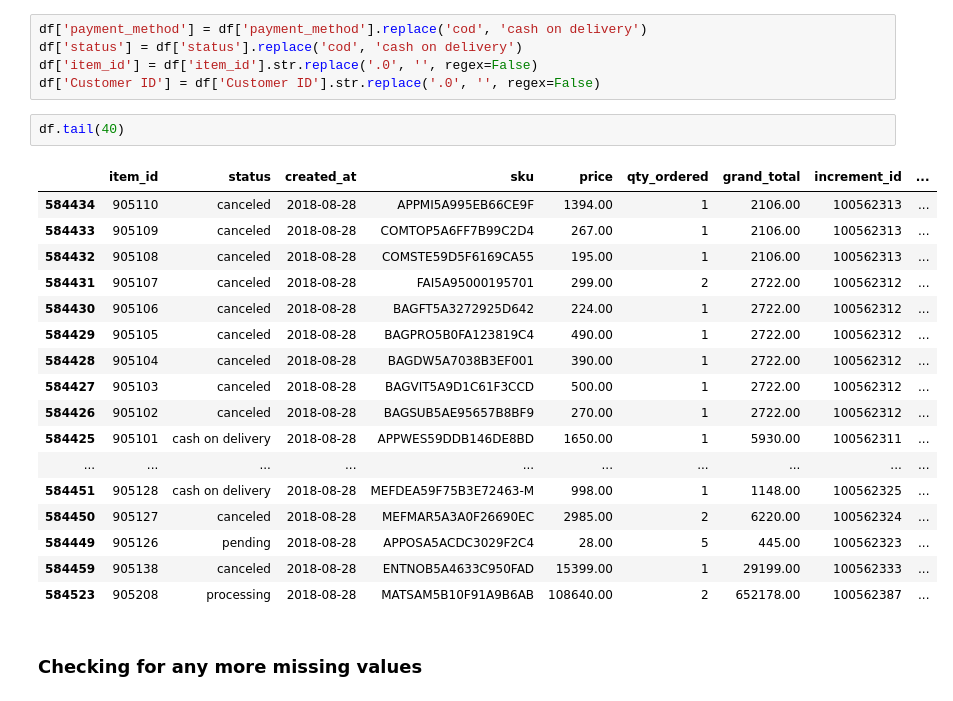
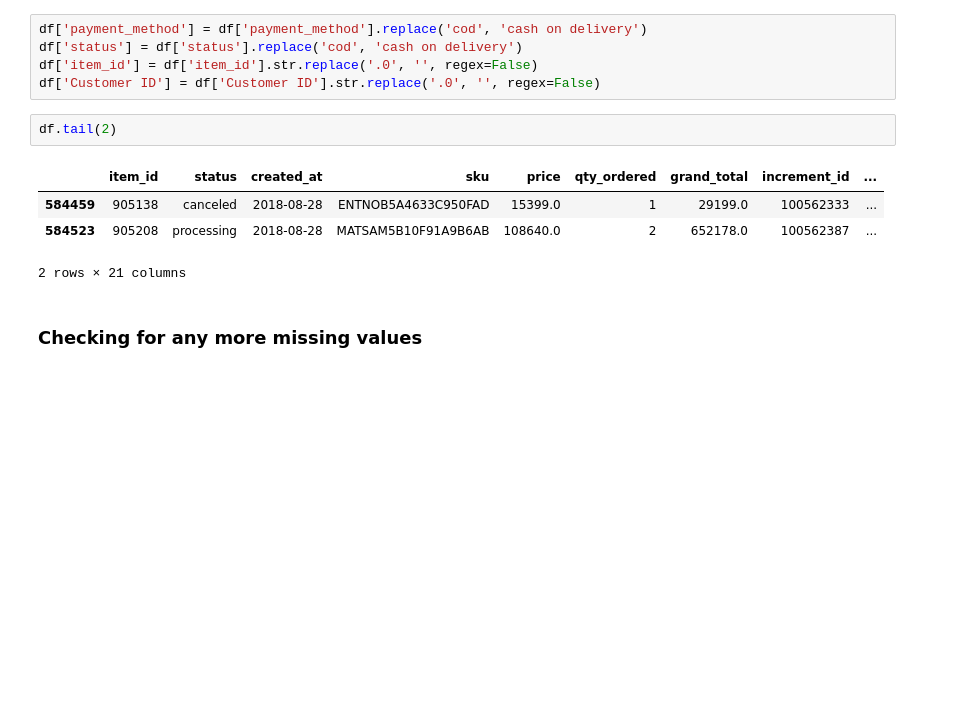
Before and after one commit to SalaarMasood/Data-Science-Proj, a Jupyter notebook: DataCleaning.ipynb, the cells around one changed output. Cells and saved outputs as stored; diff of their text form; blank space fills up the shorter version.

```diff
--- a/DataCleaning.ipynb
+++ b/DataCleaning.ipynb
@@ -163,25 +143,12 @@ df['status'] = df['status'].replace('cod', 'cash on delivery')
 df['item_id'] = df['item_id'].str.replace('.0', '', regex=False)
 df['Customer ID'] = df['Customer ID'].str.replace('.0', '', regex=False)
 # %%
-df.tail(40)
+df.tail(2)
 # %% [output]
 |  | item_id | status | created_at | sku | price | qty_ordered | grand_total | increment_id | ... |
-| 584434 | 905110 | canceled | 2018-08-28 | APPMI5A995EB66CE9F | 1394.00 | 1 | 2106.00 | 100562313 | ... |
-| 584433 | 905109 | canceled | 2018-08-28 | COMTOP5A6FF7B99C2D4 | 267.00 | 1 | 2106.00 | 100562313 | ... |
-| 584432 | 905108 | canceled | 2018-08-28 | COMSTE59D5F6169CA55 | 195.00 | 1 | 2106.00 | 100562313 | ... |
-| 584431 | 905107 | canceled | 2018-08-28 | FAI5A95000195701 | 299.00 | 2 | 2722.00 | 100562312 | ... |
-| 584430 | 905106 | canceled | 2018-08-28 | BAGFT5A3272925D642 | 224.00 | 1 | 2722.00 | 100562312 | ... |
-| 584429 | 905105 | canceled | 2018-08-28 | BAGPRO5B0FA123819C4 | 490.00 | 1 | 2722.00 | 100562312 | ... |
-| 584428 | 905104 | canceled | 2018-08-28 | BAGDW5A7038B3EF001 | 390.00 | 1 | 2722.00 | 100562312 | ... |
-| 584427 | 905103 | canceled | 2018-08-28 | BAGVIT5A9D1C61F3CCD | 500.00 | 1 | 2722.00 | 100562312 | ... |
-| 584426 | 905102 | canceled | 2018-08-28 | BAGSUB5AE95657B8BF9 | 270.00 | 1 | 2722.00 | 100562312 | ... |
-| 584425 | 905101 | cash on delivery | 2018-08-28 | APPWES59DDB146DE8BD | 1650.00 | 1 | 5930.00 | 100562311 | ... |
-| ... | ... | ... | ... | ... | ... | ... | ... | ... | ... |
-| 584451 | 905128 | cash on delivery | 2018-08-28 | MEFDEA59F75B3E72463-M | 998.00 | 1 | 1148.00 | 100562325 | ... |
-| 584450 | 905127 | canceled | 2018-08-28 | MEFMAR5A3A0F26690EC | 2985.00 | 2 | 6220.00 | 100562324 | ... |
-| 584449 | 905126 | pending | 2018-08-28 | APPOSA5ACDC3029F2C4 | 28.00 | 5 | 445.00 | 100562323 | ... |
-| 584459 | 905138 | canceled | 2018-08-28 | ENTNOB5A4633C950FAD | 15399.00 | 1 | 29199.00 | 100562333 | ... |
-| 584523 | 905208 | processing | 2018-08-28 | MATSAM5B10F91A9B6AB | 108640.00 | 2 | 652178.00 | 100562387 | ... |
+| 584459 | 905138 | canceled | 2018-08-28 | ENTNOB5A4633C950FAD | 15399.0 | 1 | 29199.0 | 100562333 | ... |
+| 584523 | 905208 | processing | 2018-08-28 | MATSAM5B10F91A9B6AB | 108640.0 | 2 | 652178.0 | 100562387 | ... |
+2 rows × 21 columns
 # %% [markdown]
 <h3> Checking for any more missing values </h3>
 # %%
```
Also changed, not shown: parts of 12 cells of this notebook.
